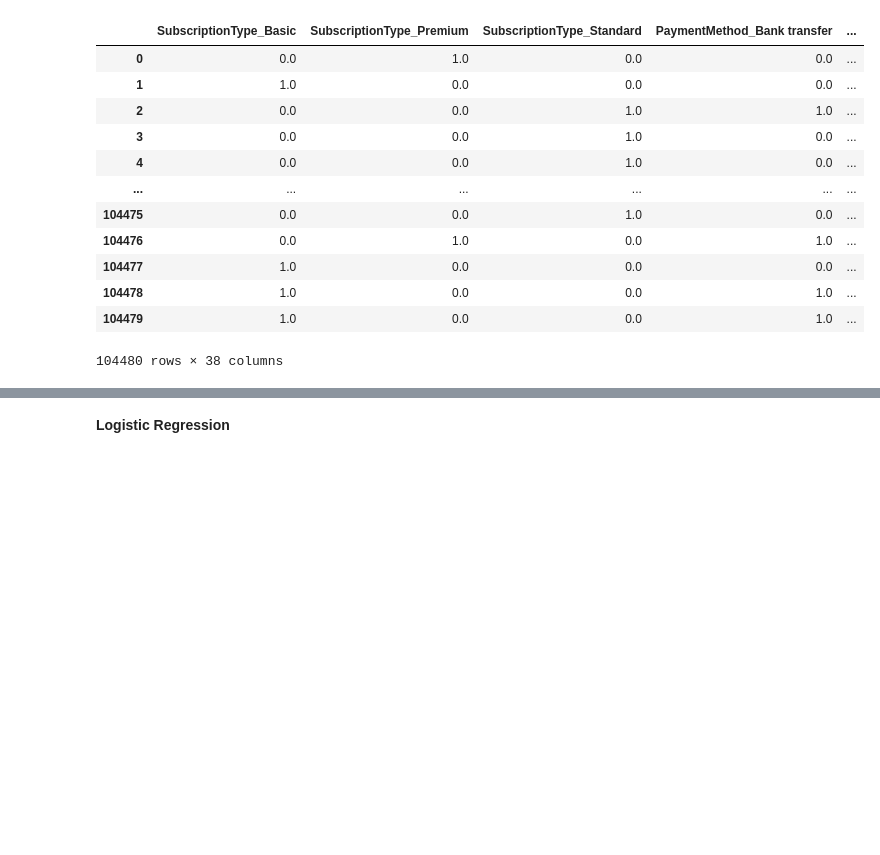
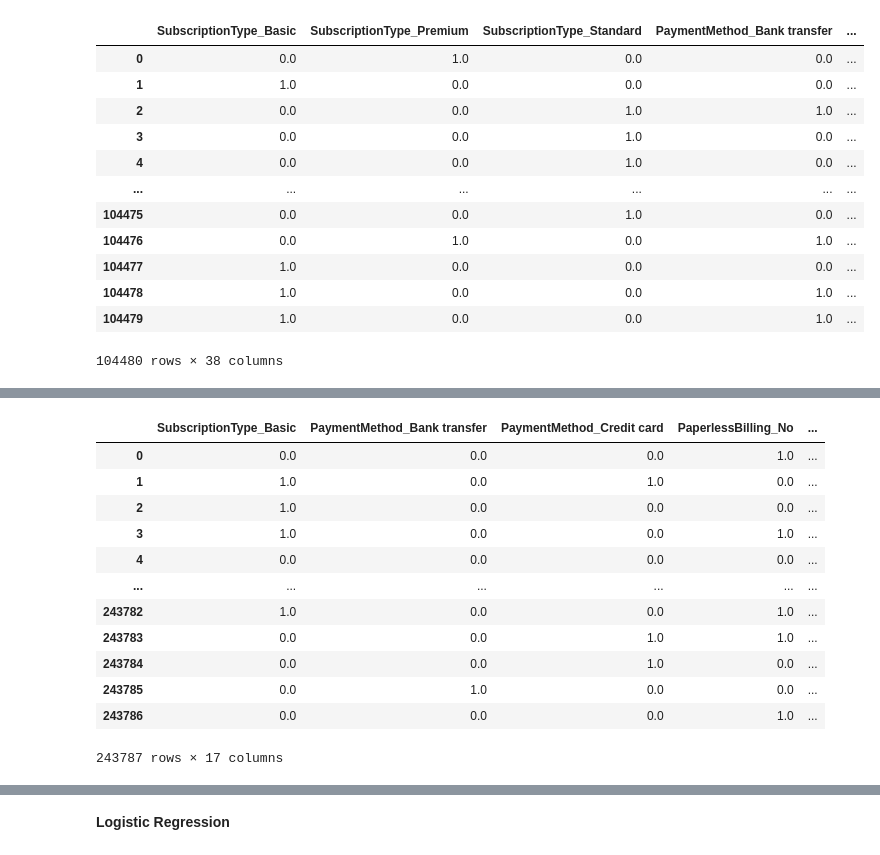
Before and after one commit to Littlewart213/Churn-Prediction, a Jupyter notebook: ChurnPrediction.ipynb, the cells around one changed output, grey strips where cells are left out. Cells and saved outputs as stored; diff of their text form; code cells hidden in the pictures; blank space fills up the shorter version.

```diff
--- a/ChurnPrediction.ipynb
+++ b/ChurnPrediction.ipynb
@@ -501,0 +521,19 @@ X_Test_final
+# %%
+new_train_df = X_Train_final[['SubscriptionType_Basic','PaymentMethod_Bank transfer','PaymentMethod_Credit card','PaperlessBilling_No','ContentType_TV Shows','MultiDeviceAccess_No',
+                              'DeviceRegistered_Computer','DeviceRegistered_TV','GenrePreference_Comedy','GenrePreference_Drama','Gender_Male','ParentalControl_Yes','SubtitlesEnabled_No',
+                              'AccountAge','MonthlyCharges','TotalCharges','ViewingHoursPerWeek']].copy()
+new_train_df
+# %% [output]
+|  | SubscriptionType_Basic | PaymentMethod_Bank transfer | PaymentMethod_Credit card | PaperlessBilling_No | ... |
+| 0 | 0.0 | 0.0 | 0.0 | 1.0 | ... |
+| 1 | 1.0 | 0.0 | 1.0 | 0.0 | ... |
+| 2 | 1.0 | 0.0 | 0.0 | 0.0 | ... |
+| 3 | 1.0 | 0.0 | 0.0 | 1.0 | ... |
+| 4 | 0.0 | 0.0 | 0.0 | 0.0 | ... |
+| ... | ... | ... | ... | ... | ... |
+| 243782 | 1.0 | 0.0 | 0.0 | 1.0 | ... |
+| 243783 | 0.0 | 0.0 | 1.0 | 1.0 | ... |
+| 243784 | 0.0 | 0.0 | 1.0 | 0.0 | ... |
+| 243785 | 0.0 | 1.0 | 0.0 | 0.0 | ... |
+| 243786 | 0.0 | 0.0 | 0.0 | 1.0 | ... |
+243787 rows × 17 columns
```
Also changed, not shown: parts of 23 cells of this notebook.
